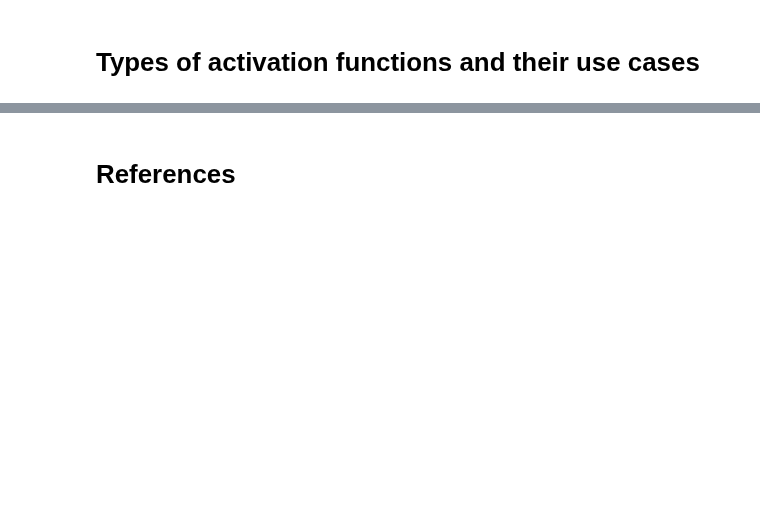
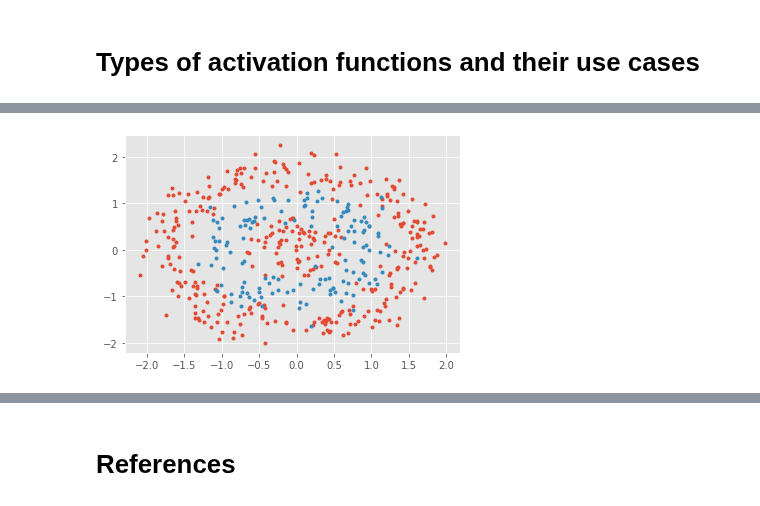
Before and after one commit to namiyousef/Intro_to_ML, a Jupyter notebook: Extra_Work/Tutorial6_Extension.ipynb, the cells around one changed output, grey strips where cells are left out. Cells and saved outputs as stored; diff of their text form; code cells hidden in the pictures; blank space fills up the shorter version.

```diff
--- a/Extra_Work/Tutorial6_Extension.ipynb
+++ b/Extra_Work/Tutorial6_Extension.ipynb
@@ -252,0 +263,8 @@ plot_classes(X,y)
+# %%
+# scale the values (they already have mean 0, but let's change SD)
+
+X = (X - X.mean(axis = 0))/X.std(axis = 0)
+# %%
+plot_classes(X,y) # it has indeed done so
+# %% [output]
+[figure, added]
```
Also changed, not shown: parts of 9 cells of this notebook.
